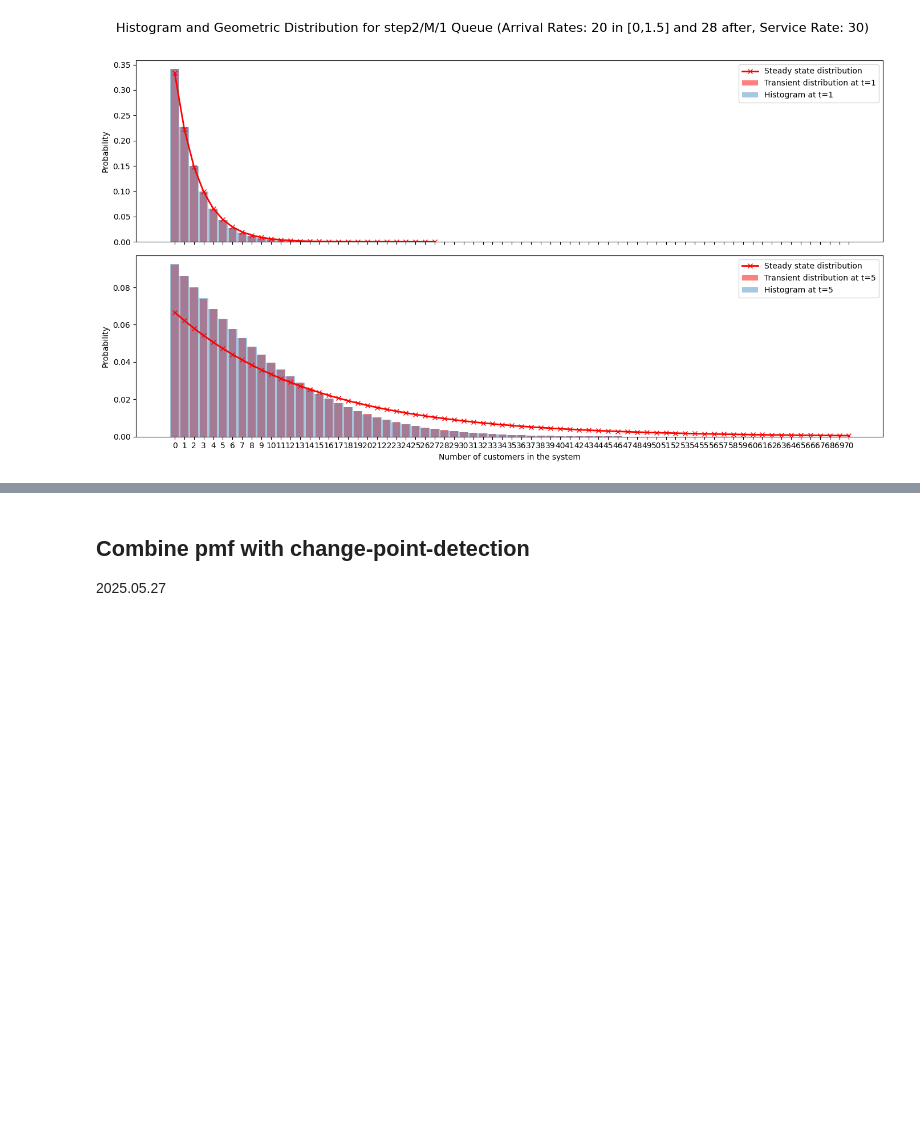
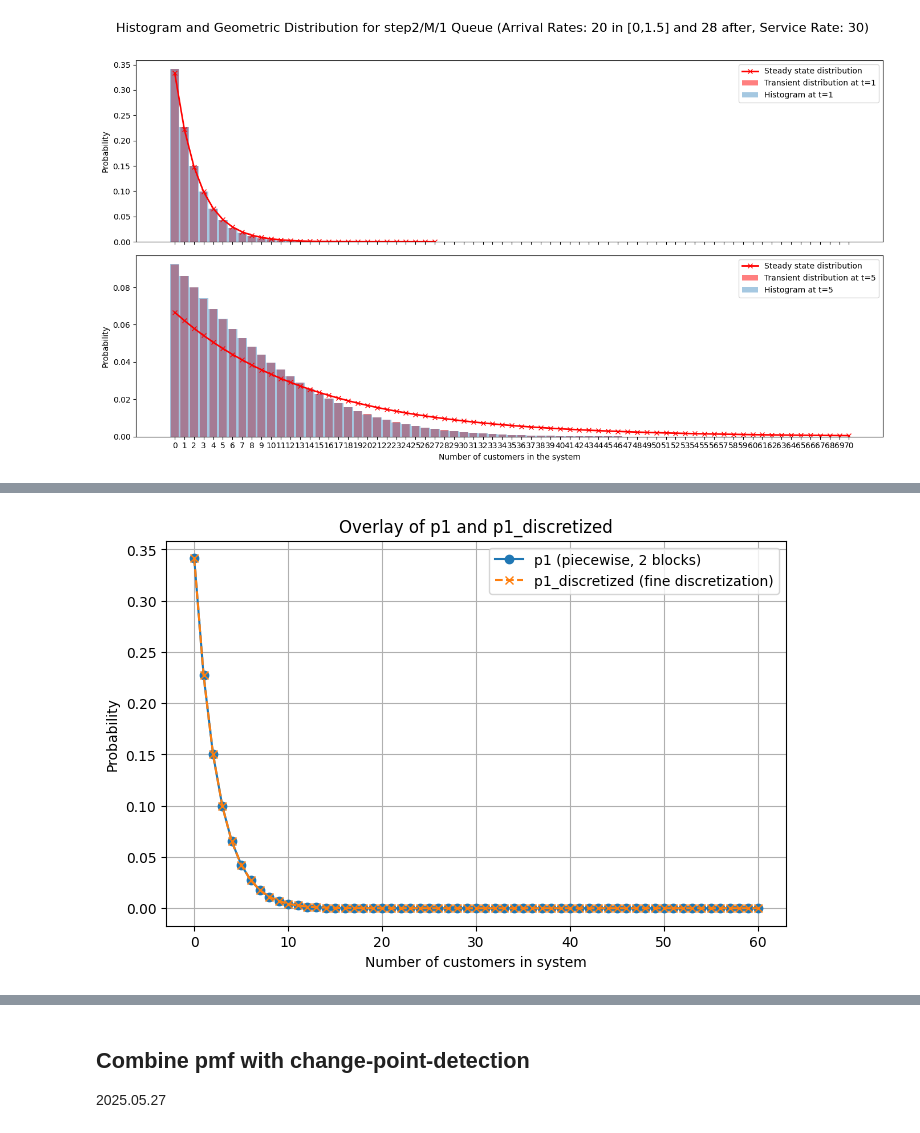
Before and after one commit to sherryQQQQ/change-point-detection, a Jupyter notebook: pmf_notebook.ipynb, the cells around one changed output, grey strips where cells are left out. Cells and saved outputs as stored; diff of their text form; code cells hidden in the pictures; blank space fills up the shorter version.

```diff
--- a/pmf_notebook.ipynb
+++ b/pmf_notebook.ipynb
@@ -320,0 +332,81 @@ plt.show()
+# %%
+
+
+Z_piece  = [20]*20 + [28]*20      #
+dt_piece = [0.015*5]*20 + [0.045*5]*20      # lengths: 0–1.5  and 1.5–5.0
+mu       = 30.0              # single-server service rate
+m        = 1                 # one server
+
+# p(1)
+p1_discretized = transient_distribution_piecewise(
+        Z_piece, dt_piece, mu, m, t=1.0, N=60)
+# print(f"p(1):\n{p1}\nSum = {p1.sum():.6f}")
+
+# p(5)
+p5_discretized  = transient_distribution_piecewise(
+        Z_piece, dt_piece, mu, m, t=5.0, N=60)
+# print(f"\np(5):\n{p5}\nSum = {p5.sum():.6f}")
+
+
+Z_piece  = [20]*10 + [28]*10      #
+dt_piece = [0.015*10]*10 + [0.045*10]*10      # lengths: 0–1.5  and 1.5–5.0
+mu       = 30.0              # single-server service rate
+m        = 1                 # one server
+
+# p(1)
+p1_discretized = transient_distribution_piecewise(
+        Z_piece, dt_piece, mu, m, t=1.0, N=60)
+# print(f"p(1):\n{p1}\nSum = {p1.sum():.6f}")
+
+# p(5)
+p5_discretized  = transient_distribution_piecewise(
+        Z_piece, dt_piece, mu, m, t=5.0, N=60)
+# print(f"\np(5):\n{p5}\nSum = {p5.sum():.6f}")
+
+
+
+
+
+
+# arrival profile Z(t)
+Z_piece  = [20.0, 28.0]      #
+dt_piece = [1.5 , 4.5 ]      # lengths: 0–1.5  and 1.5–6.0
+mu       = 30.0              # single-server service rate
+m        = 1                 # one server
+
+# p(1)
+p1 = transient_distribution_piecewise(
+        Z_piece, dt_piece, mu, m, t=1.0, N=60)
+# print(f"p(1):\n{p1}\nSum = {p1.sum():.6f}")
+
+# p(5)
+p5 = transient_distribution_piecewise(
+        Z_piece, dt_piece, mu, m, t=5.0, N=60)
+# print(f"\np(5):\n{p5}\nSum = {p5.sum():.6f}")
+
+import matplotlib.pyplot as plt
+import numpy as np
+
+# Overlay p1 with p1_discretized
+plt.figure(figsize=(8, 5))
+plt.plot(np.arange(len(p1)), p1, label='p1 (piecewise, 2 blocks)', marker='o')
+plt.plot(np.arange(len(p1_discretized)), p1_discretized, label='p1_discretized (fine discretization)', marker='x', linestyle='--')
+plt.title('Overlay of p1 and p1_discretized')
+plt.xlabel('Number of customers in system')
+plt.ylabel('Probability')
+plt.legend()
+plt.grid(True)
+plt.show()
+
+# Overlay p5 with p5_discretized
+plt.figure(figsize=(8, 5))
+plt.plot(np.arange(len(p5)), p5, label='p5 (piecewise, 2 blocks)', marker='o')
+plt.plot(np.arange(len(p5_discretized)), p5_discretized, label='p5_discretized (fine discretization)', marker='x', linestyle='--')
+plt.title('Overlay of p5 and p5_discretized')
+plt.xlabel('Number of customers in system')
+plt.ylabel('Probability')
+plt.legend()
+plt.grid(True)
+plt.show()
+# %% [output]
+[figure, added]
```
Also changed, not shown: parts of 19 cells of this notebook.
